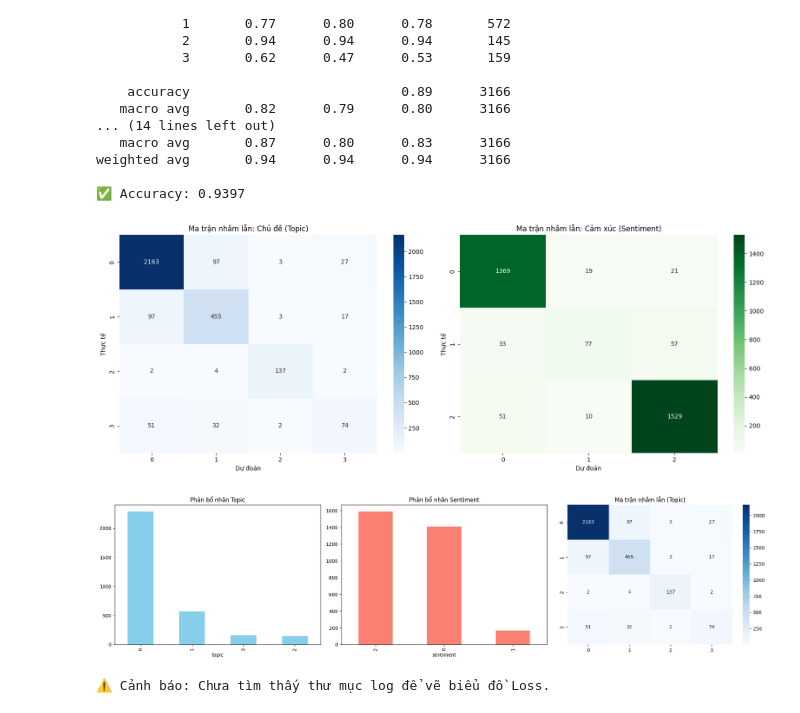
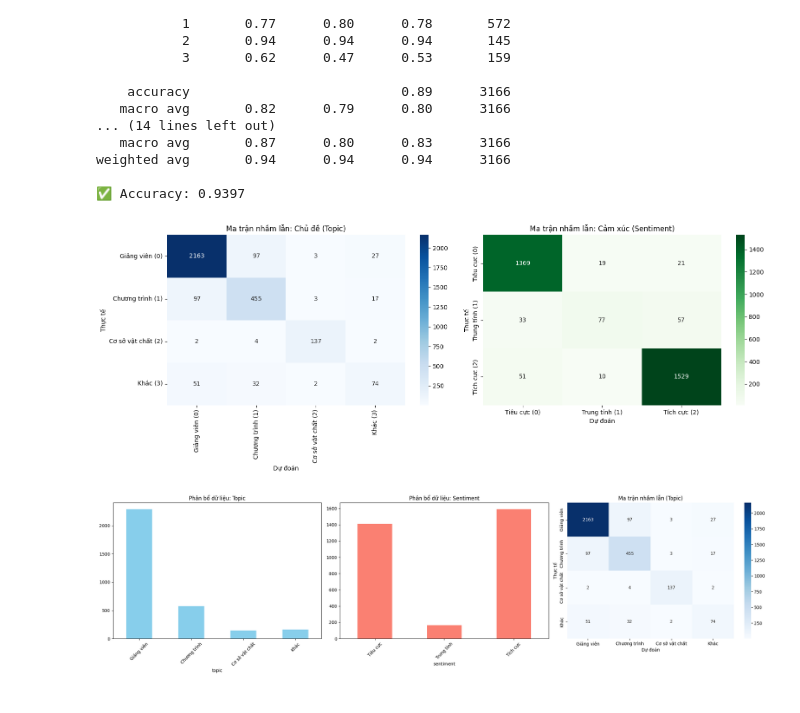
Before and after one commit to ThanhLongSGU/Baselin2, a Jupyter notebook: notebooks/PhoBERT_Inference.ipynb, the cells around one changed output. Cells and saved outputs as stored; diff of their text form; code cells hidden in the pictures.

```diff
--- a/notebooks/PhoBERT_Inference.ipynb
+++ b/notebooks/PhoBERT_Inference.ipynb
@@ -230,21 +230,25 @@ weighted avg       0.94      0.94      0.94      3166
 
 ✅ Accuracy: 0.9397
 # %%
-import matplotlib.pyplot as plt
-import seaborn as sns
-from sklearn.metrics import confusion_matrix
+# 1. ĐỊNH NGHĨA TÊN NHÃN CỦA BẠN (Sửa tên trong ngoặc theo đúng tập dữ liệu)
+topic_labels = ['Giảng viên (0)', 'Chương trình (1)', 'Cơ sở vật chất (2)','Khác (3)']
+sentiment_labels = ['Tiêu cực (0)', 'Trung tính (1)', 'Tích cực (2)']
 
-# Chỉ cần chạy Cell này thôi, nó sẽ dùng lại dữ liệu cũ
+# 2. VẼ BIỂU ĐỒ VỚI TÊN NHÃN
 fig, ax = plt.subplots(1, 2, figsize=(16, 6))
 
-# Vẽ ma trận cho Topic
-sns.heatmap(confusion_matrix(true_topics, pred_topics), annot=True, fmt='d', cmap='Blues', ax=ax[0])
+# Ma trận cho Topic
+sns.heatmap(confusion_matrix(true_topics, pred_topics),
+            annot=True, fmt='d', cmap='Blues', ax=ax[0],
+            xticklabels=topic_labels, yticklabels=topic_labels)
 ax[0].set_title('Ma trận nhầm lẫn: Chủ đề (Topic)')
 ax[0].set_xlabel('Dự đoán')
 ax[0].set_ylabel('Thực tế')
 
-# Vẽ ma trận cho Sentiment
-sns.heatmap(confusion_matrix(true_sentiments, pred_sentiments), annot=True, fmt='d', cmap='Greens', ax=ax[1])
+# Ma trận cho Sentiment
+sns.heatmap(confusion_matrix(true_sentiments, pred_sentiments),
+            annot=True, fmt='d', cmap='Greens', ax=ax[1],
+            xticklabels=sentiment_labels, yticklabels=sentiment_labels)
 ax[1].set_title('Ma trận nhầm lẫn: Cảm xúc (Sentiment)')
 ax[1].set_xlabel('Dự đoán')
 ax[1].set_ylabel('Thực tế')
@@ -252,41 +256,39 @@ ax[1].set_ylabel('Thực tế')
 plt.tight_layout()
 plt.show()
 # %% [output]
-[figure, old version]
+[figure, new version]
 # %%
 import matplotlib.pyplot as plt
 import seaborn as sns
 from sklearn.metrics import confusion_matrix
 import pandas as pd
 
-# 1. BIỂU ĐỒ PHÂN BỔ NHÃN (LABEL DISTRIBUTION)
-# Để thầy thấy dữ liệu của bạn có bị lệch (imbalance) không
-fig, ax = plt.subplots(1, 3, figsize=(20, 5))
+# 1. ĐỊNH NGHĨA NHÃN
+topic_labels = ['Giảng viên', 'Chương trình', 'Cơ sở vật chất', 'Khác']
+sentiment_labels = ['Tiêu cực', 'Trung tính', 'Tích cực']
 
-# Phân bổ Topic và Sentiment trong tập Test
-df_test = pd.read_csv(test_csv_path) # Đảm bảo file test vẫn được load
-df_test['topic'].value_counts().plot(kind='bar', ax=ax[0], color='skyblue')
-ax[0].set_title('Phân bổ nhãn Topic')
+# 2. VẼ BIỂU ĐỒ
+fig, ax = plt.subplots(1, 3, figsize=(22, 6))
 
-df_test['sentiment'].value_counts().plot(kind='bar', ax=ax[1], color='salmon')
-ax[1].set_title('Phân bổ nhãn Sentiment')
+# A. Phân bổ nhãn Topic
+df_test['topic'].value_counts().sort_index().plot(kind='bar', ax=ax[0], color='skyblue')
+ax[0].set_title('Phân bổ dữ liệu: Topic')
+ax[0].set_xticklabels(topic_labels, rotation=45)
 
-# 2. MA TRẬN NHẦM LẪN (CONFUSION MATRIX)
-# Đã sử dụng biến true_... và pred_... từ cell trên
+# B. Phân bổ nhãn Sentiment
+df_test['sentiment'].value_counts().sort_index().plot(kind='bar', ax=ax[1], color='salmon')
+ax[1].set_title('Phân bổ dữ liệu: Sentiment')
+ax[1].set_xticklabels(sentiment_labels, rotation=45)
+
+# C. Ma trận nhầm lẫn (Confusion Matrix) với nhãn chữ
 cm_topic = confusion_matrix(true_topics, pred_topics)
-sns.heatmap(cm_topic, annot=True, fmt='d', cmap='Blues', ax=ax[2])
+sns.heatmap(cm_topic, annot=True, fmt='d', cmap='Blues', ax=ax[2],
+            xticklabels=topic_labels, yticklabels=topic_labels)
 ax[2].set_title('Ma trận nhầm lẫn (Topic)')
+ax[2].set_xlabel('Dự đoán')
+ax[2].set_ylabel('Thực tế')
 
 plt.tight_layout()
 plt.show()
-
-# 3. BIỂU ĐỒ TRAINING LOSS (Nếu bạn lưu lịch sử train)
-# Bạn thay đường dẫn 'phobert_checkpoints' bằng thư mục checkpoint của bạn
-if os.path.exists("./phobert_checkpoints"):
-    # Giả sử bạn lưu log, nếu không có log, bạn có thể bỏ qua phần này
-    print("✅ Đã sẵn sàng biểu đồ phân tích. Bạn hãy đưa các hình này vào Word ngay nhé!")
-else:
-    print("⚠️ Cảnh báo: Chưa tìm thấy thư mục log để vẽ biểu đồ Loss.")
 # %% [output]
-[figure, old version]
+[figure, new version]
-⚠️ Cảnh báo: Chưa tìm thấy thư mục log để vẽ biểu đồ Loss.
```
